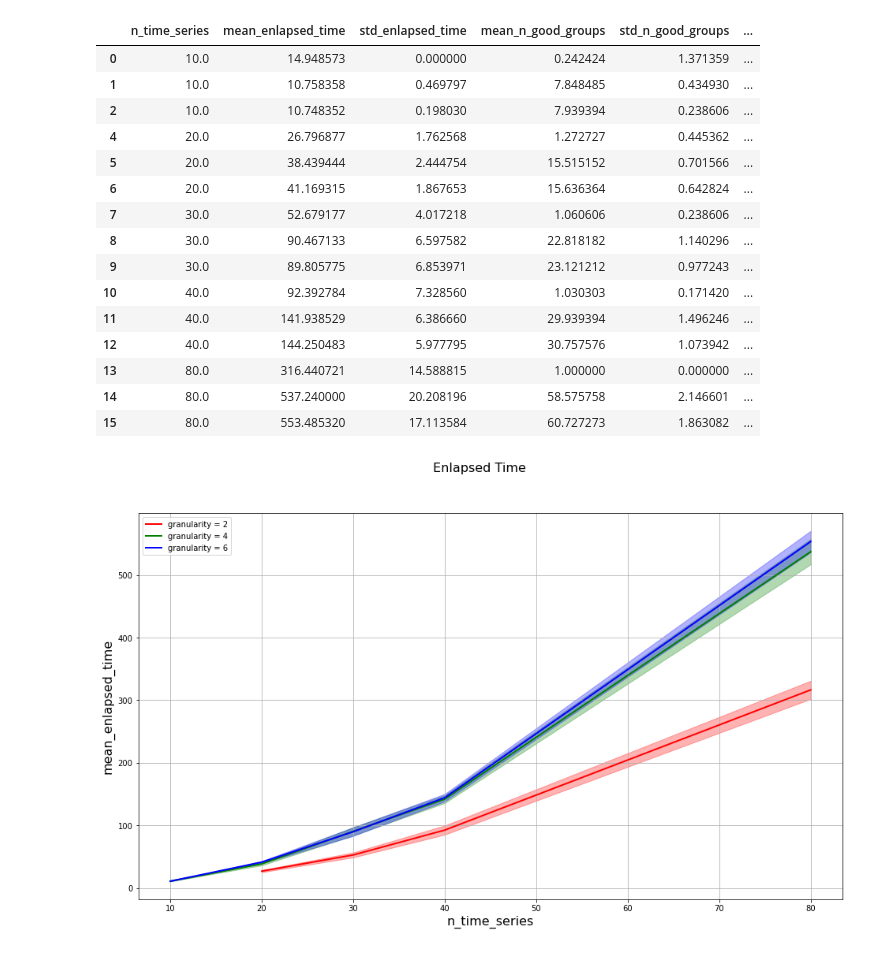
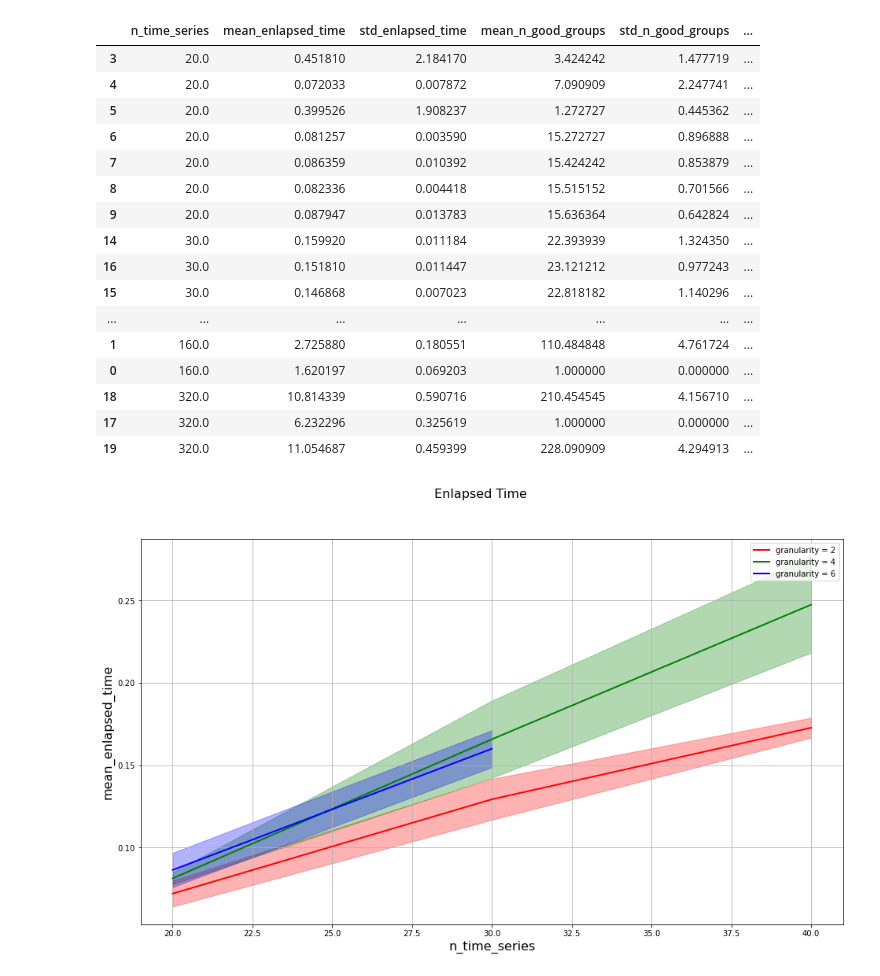
Before and after one commit to Esterci/Lathes_Tool_Project_Beta, a Jupyter notebook: flatten_SODA/SODA_exploration.ipynb, the cells around one changed output. Drawn from its saved outputs; the diff is of its cells as text; code cells hidden in the pictures.

```diff
--- a/flatten_SODA/SODA_exploration.ipynb
+++ b/flatten_SODA/SODA_exploration.ipynb
@@ -8,6 +7,5 @@ import matplotlib.pyplot as plt
 # %%
 output_list = glob.glob('outputs/*')
 output_list.sort()
-output_list = output_list [1:]
 output_list
 # %% [output]
@@ -38,7 +37,7 @@ for file in output_list:
 
     output_dict = pickle.load(open(file, "rb"))
 
-    if not (output_dict['n_time_series'] == 160 or np.isnan(output_dict['n_time_series']) == True):
+    if not (output_dict['n_time_series'] == 500 or np.isnan(output_dict['n_time_series']) == True):
 
         columns = list(output_dict.keys())
 
@@ -53,45 +52,47 @@ for file in output_list:
             else:
                 aux.append(value)
 
-        aux.append(int(granularity))
+        aux.append(float(granularity))
 
         columns.append('granularity')
 
     data.append(aux)
 
-df = pd.DataFrame(data, columns=columns)
+df = pd.DataFrame(data, columns=columns).sort_values(by=['n_time_series'])
 
-df = df.drop(3, axis=0)
+#df = df.drop(0, axis=0)
+#df = df.drop(1, axis=0)
 # %%
 df
 # %% [output]
 |  | n_time_series | mean_enlapsed_time | std_enlapsed_time | mean_n_good_groups | std_n_good_groups | ... |
-| 0 | 10.0 | 14.948573 | 0.000000 | 0.242424 | 1.371359 | ... |
-| 1 | 10.0 | 10.758358 | 0.469797 | 7.848485 | 0.434930 | ... |
-| 2 | 10.0 | 10.748352 | 0.198030 | 7.939394 | 0.238606 | ... |
-| 4 | 20.0 | 26.796877 | 1.762568 | 1.272727 | 0.445362 | ... |
-| 5 | 20.0 | 38.439444 | 2.444754 | 15.515152 | 0.701566 | ... |
-| 6 | 20.0 | 41.169315 | 1.867653 | 15.636364 | 0.642824 | ... |
-| 7 | 30.0 | 52.679177 | 4.017218 | 1.060606 | 0.238606 | ... |
-| 8 | 30.0 | 90.467133 | 6.597582 | 22.818182 | 1.140296 | ... |
-| 9 | 30.0 | 89.805775 | 6.853971 | 23.121212 | 0.977243 | ... |
-| 10 | 40.0 | 92.392784 | 7.328560 | 1.030303 | 0.171420 | ... |
-| 11 | 40.0 | 141.938529 | 6.386660 | 29.939394 | 1.496246 | ... |
-| 12 | 40.0 | 144.250483 | 5.977795 | 30.757576 | 1.073942 | ... |
-| 13 | 80.0 | 316.440721 | 14.588815 | 1.000000 | 0.000000 | ... |
-| 14 | 80.0 | 537.240000 | 20.208196 | 58.575758 | 2.146601 | ... |
-| 15 | 80.0 | 553.485320 | 17.113584 | 60.727273 | 1.863082 | ... |
+| 3 | 20.0 | 0.451810 | 2.184170 | 3.424242 | 1.477719 | ... |
+| 4 | 20.0 | 0.072033 | 0.007872 | 7.090909 | 2.247741 | ... |
+| 5 | 20.0 | 0.399526 | 1.908237 | 1.272727 | 0.445362 | ... |
+| 6 | 20.0 | 0.081257 | 0.003590 | 15.272727 | 0.896888 | ... |
+| 7 | 20.0 | 0.086359 | 0.010392 | 15.424242 | 0.853879 | ... |
+| 8 | 20.0 | 0.082336 | 0.004418 | 15.515152 | 0.701566 | ... |
+| 9 | 20.0 | 0.087947 | 0.013783 | 15.636364 | 0.642824 | ... |
+| 14 | 30.0 | 0.159920 | 0.011184 | 22.393939 | 1.324350 | ... |
+| 16 | 30.0 | 0.151810 | 0.011447 | 23.121212 | 0.977243 | ... |
+| 15 | 30.0 | 0.146868 | 0.007023 | 22.818182 | 1.140296 | ... |
+| ... | ... | ... | ... | ... | ... | ... |
+| 1 | 160.0 | 2.725880 | 0.180551 | 110.484848 | 4.761724 | ... |
+| 0 | 160.0 | 1.620197 | 0.069203 | 1.000000 | 0.000000 | ... |
+| 18 | 320.0 | 10.814339 | 0.590716 | 210.454545 | 4.156710 | ... |
+| 17 | 320.0 | 6.232296 | 0.325619 | 1.000000 | 0.000000 | ... |
+| 19 | 320.0 | 11.054687 | 0.459399 | 228.090909 | 4.294913 | ... |
 # %%
 fig = plt.figure(figsize=[16, 9])
 fig.suptitle('Enlapsed Time', fontsize=16)
 
 # Plotando 2D
 
-gra_2 = [df[::]['granularity'] == 2]
+gra_2 = [df[::]['granularity'] == 2.5]
 
-gra_4 = [df[::]['granularity'] == 4]
+gra_4 = [df[::]['granularity'] == 3.25]
 
-gra_6 = [df[::]['granularity'] == 6]
+gra_6 = [df[::]['granularity'] == 3.5]
 
 
 ax = fig.add_subplot(1, 1, 1)
@@ -106,34 +107,34 @@ ax.plot(df[::]['n_time_series'].values[gra_2], df[::]['mean_enlapsed_time'].valu
 ax.fill_between(df[::]['n_time_series'].values[gra_2],
                 df[::]['mean_enlapsed_time'].values[gra_2] - df[::]['std_enlapsed_time'].values[gra_2],
                 df[::]['mean_enlapsed_time'].values[gra_2] + df[::]['std_enlapsed_time'].values[gra_2],
                 color='r',
                 alpha=0.3)
 
 ax.plot(df[::]['n_time_series'].values[gra_4], df[::]['mean_enlapsed_time'].values[gra_4], 'g', linewidth=2,
         label='granularity = {}'.format(4))
 
 ax.fill_between(df[::]['n_time_series'].values[gra_4],
                 df[::]['mean_enlapsed_time'].values[gra_4] - df[::]['std_enlapsed_time'].values[gra_4],
                 df[::]['mean_enlapsed_time'].values[gra_4] + df[::]['std_enlapsed_time'].values[gra_4],
                 color='g',
                 alpha=0.3)
 
 ax.plot(df[::]['n_time_series'].values[gra_6], df[::]['mean_enlapsed_time'].values[gra_6], 'b', linewidth=2,
         label='granularity = {}'.format(6))
 
 ax.fill_between(df[::]['n_time_series'].values[gra_6],
                 df[::]['mean_enlapsed_time'].values[gra_6] - df[::]['std_enlapsed_time'].values[gra_6],
                 df[::]['mean_enlapsed_time'].values[gra_6] + df[::]['std_enlapsed_time'].values[gra_6],
                 color='b',
                 alpha=0.3)
 
 ax.grid()
 ax.legend()
 
 plt.show()
 fig.savefig('mean_enlapsed_time.png', bbox_inches='tight')
 # %% [output]
-[figure, old version]
+[figure, new version]
 # %%
 fig = plt.figure(figsize=[16, 9])
 fig.suptitle('Number of adequate condition data clouds', fontsize=16)
```
Also changed, not shown: parts of 6 cells of this notebook, 2 other files.
